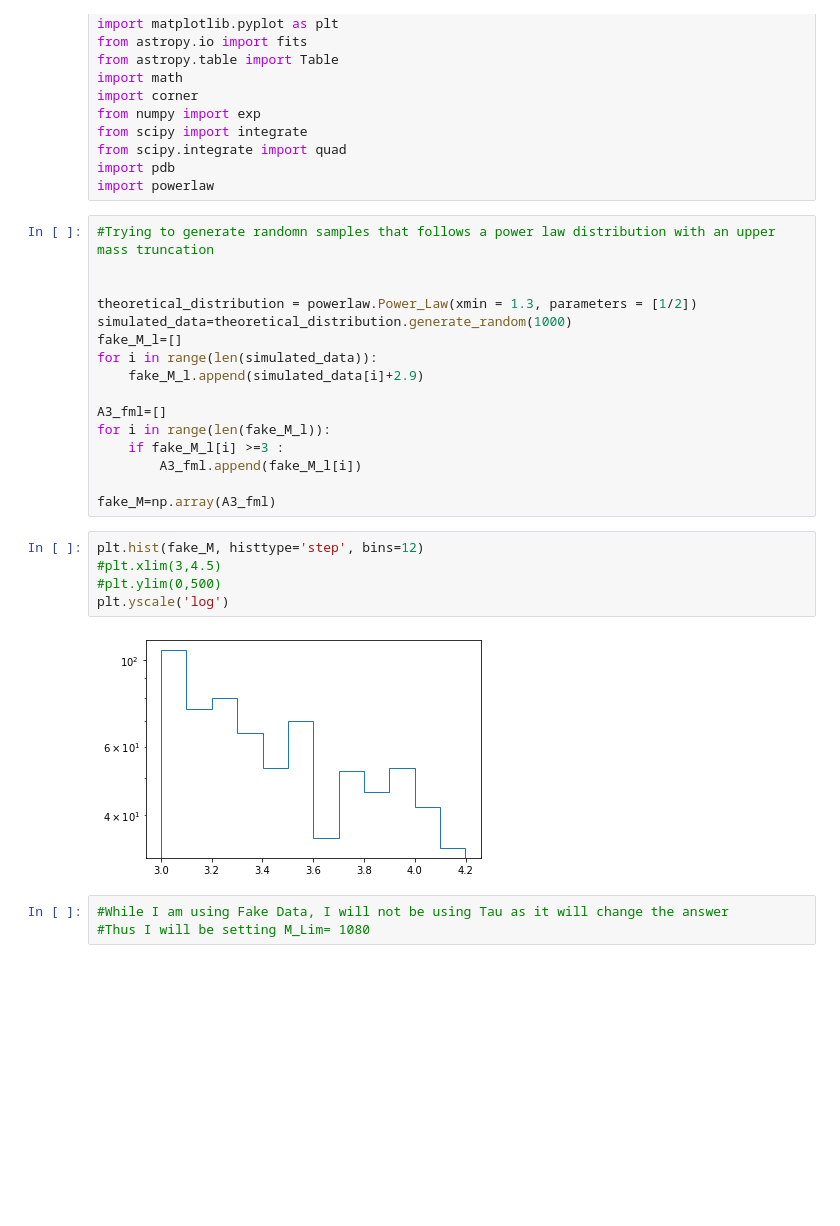
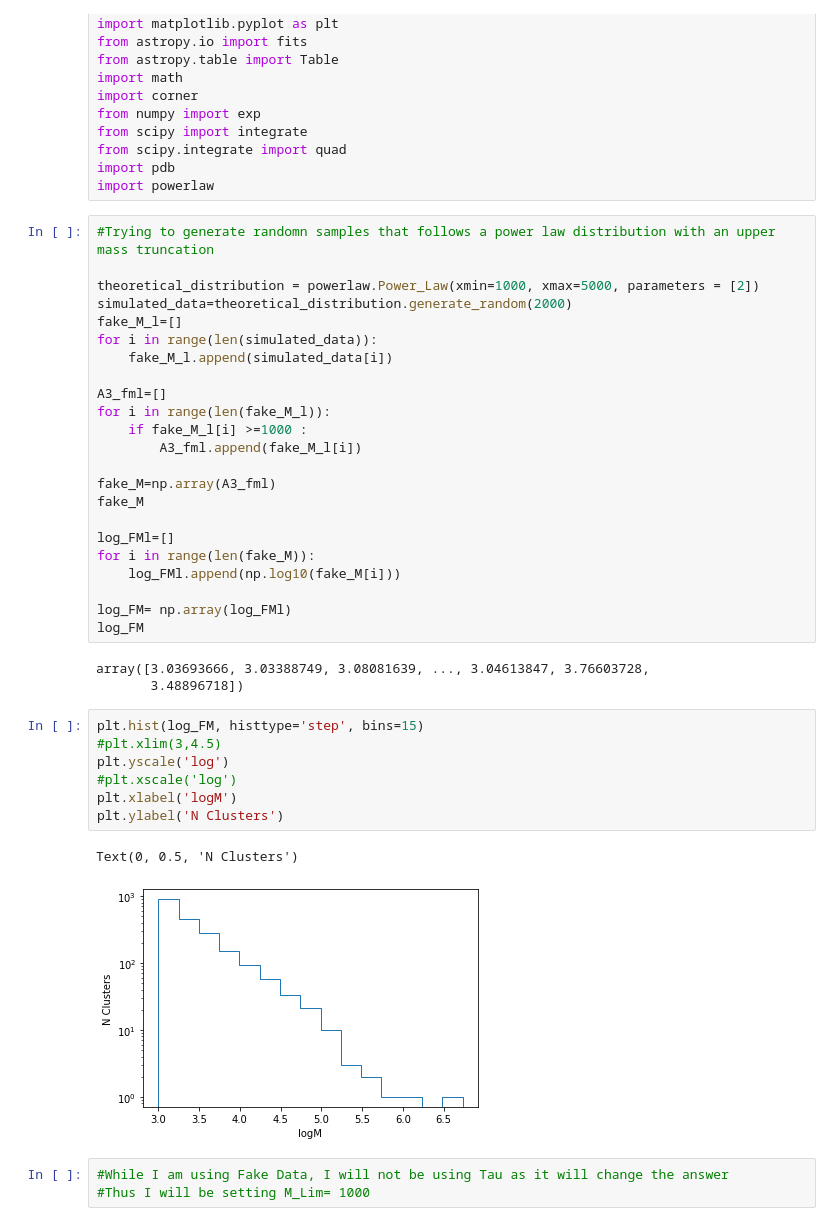
Before and after one commit to tobin-wainer/mass_function_fitting, a Jupyter notebook: M31_MF_replication/Most_Simple_Schectar_Fuction.ipynb, the cells around one changed output. Drawn from its saved outputs; the diff is of its cells as text; blank space fills up the shorter version.

Commit message:
Add files via upload
With the 'Powerlaw' form of fake data

```diff
--- a/M31_MF_replication/Most_Simple_Schectar_Fuction.ipynb
+++ b/M31_MF_replication/Most_Simple_Schectar_Fuction.ipynb
@@ -30,29 +30,42 @@ import powerlaw
 # %%
 #Trying to generate randomn samples that follows a power law distribution with an upper mass truncation
 
-
-theoretical_distribution = powerlaw.Power_Law(xmin = 1.3, parameters = [1/2])
-simulated_data=theoretical_distribution.generate_random(1000)
+theoretical_distribution = powerlaw.Power_Law(xmin=1000, xmax=5000, parameters = [2])
+simulated_data=theoretical_distribution.generate_random(2000)
 fake_M_l=[]
 for i in range(len(simulated_data)):
-    fake_M_l.append(simulated_data[i]+2.9)
+    fake_M_l.append(simulated_data[i])
 
 A3_fml=[]
 for i in range(len(fake_M_l)):
-    if fake_M_l[i] >=3 :
+    if fake_M_l[i] >=1000 :
         A3_fml.append(fake_M_l[i])
 
 fake_M=np.array(A3_fml)
+fake_M
+
+log_FMl=[]
+for i in range(len(fake_M)):
+    log_FMl.append(np.log10(fake_M[i]))
+
+log_FM= np.array(log_FMl)
+log_FM
+# %% [output]
+array([3.03693666, 3.03388749, 3.08081639, ..., 3.04613847, 3.76603728,
+       3.48896718])
 # %%
-plt.hist(fake_M, histtype='step', bins=12)
+plt.hist(log_FM, histtype='step', bins=15)
 #plt.xlim(3,4.5)
-#plt.ylim(0,500)
 plt.yscale('log')
+#plt.xscale('log')
+plt.xlabel('logM')
+plt.ylabel('N Clusters')
 # %% [output]
+Text(0, 0.5, 'N Clusters')
-[figure, old version]
+[figure, new version]
 # %%
 #While I am using Fake Data, I will not be using Tau as it will change the answer
-#Thus I will be setting M_Lim= 1080
+#Thus I will be setting M_Lim= 1000
 # %%
 AP_data_table=Table.read("APData_csv.csv")
 print("AP_data_table:", AP_data_table.colnames)
```
Also changed, not shown: parts of 1 cell of this notebook.
